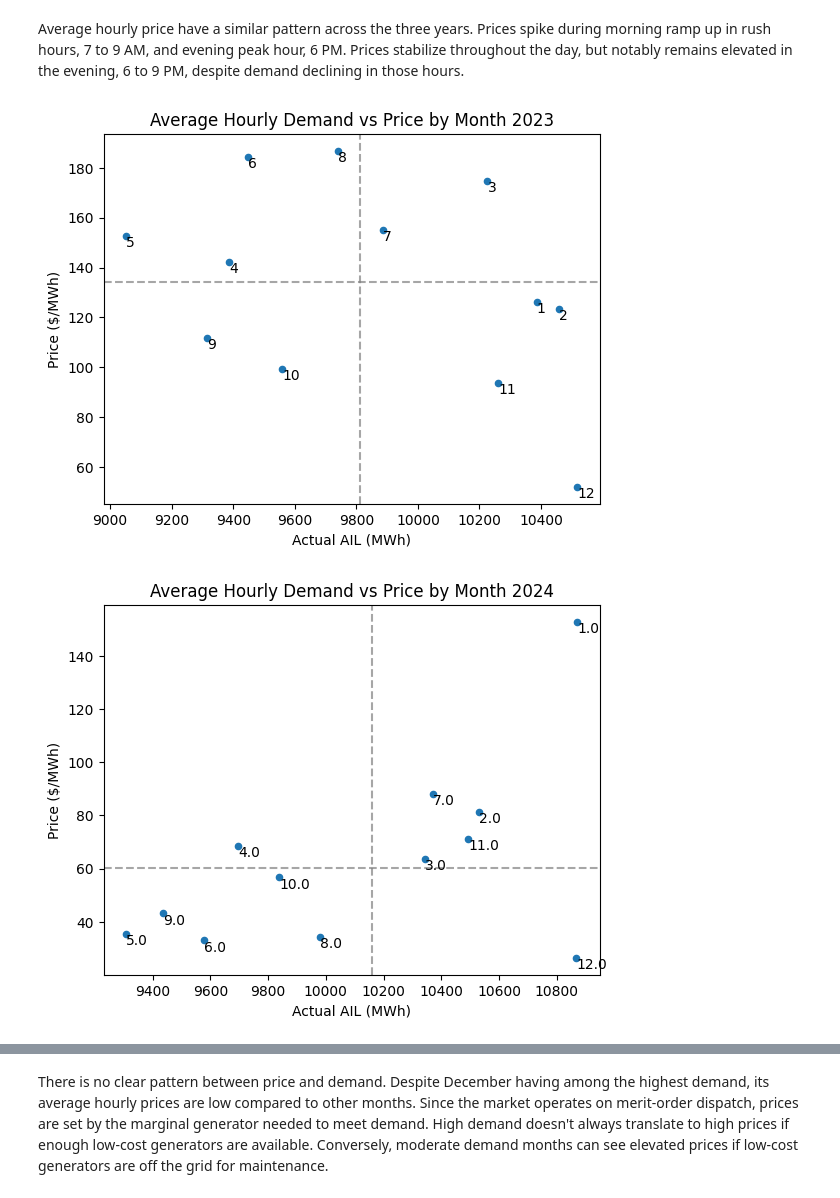
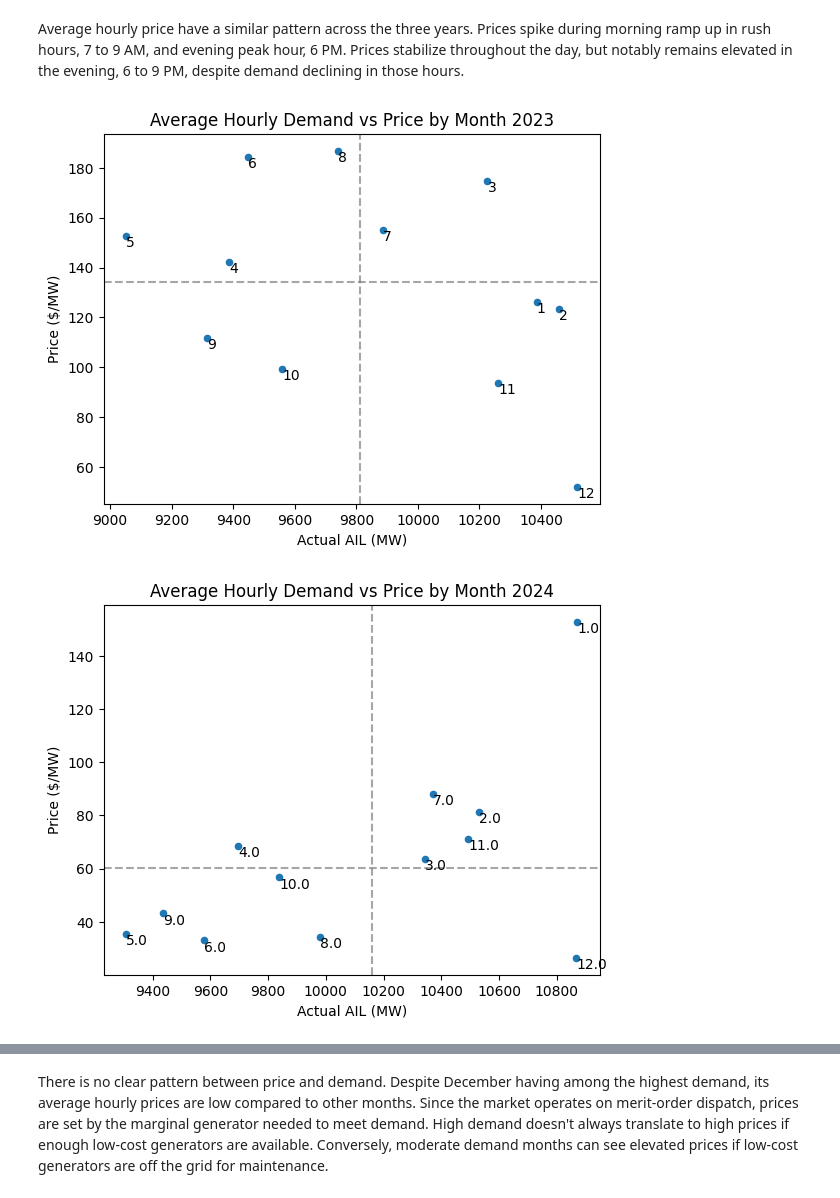
Before and after one commit to rchlmlngt/Alberta-Power-Market-Analysis, a Jupyter notebook: EDA.ipynb, the cells around one changed output, grey strips where cells are left out. Drawn from its saved outputs; the diff is of its cells as text; code cells hidden in the pictures.

```diff
--- a/EDA.ipynb
+++ b/EDA.ipynb
@@ -195,7 +195,7 @@ for month in pd.index:
              fontsize=10,
              ha='left', va='top')
 plt.title('Average Hourly Demand vs Price by Month 2023')
-plt.xlabel('Actual AIL (MWh)')
+plt.xlabel('Actual AIL (MW)')
 plt.ylabel('Price ($/MW)')
 plt.show()
 
@@ -206,34 +206,34 @@ median_price = pd1['Actual Posted Pool Price'].median()
 plt.axhline(y=median_price, color='gray', linestyle='--', alpha=0.7)
 plt.axvline(x=median_demand, color='gray', linestyle='--', alpha=0.7)
 
 for month in pd1.index:
     plt.text(pd1.loc[month, 'Actual AIL'],
              pd1.loc[month, 'Actual Posted Pool Price'],
              str(month),
              fontsize=10,
              ha='left', va='top')
 plt.title('Average Hourly Demand vs Price by Month 2024')
-plt.xlabel('Actual AIL (MWh)')
+plt.xlabel('Actual AIL (MW)')
 plt.ylabel('Price ($/MW)')
 plt.show()
 
 # 2025
 pd2.plot(x='Actual AIL', y='Actual Posted Pool Price', kind='scatter')
 median_demand = pd2['Actual AIL'].median()
 median_price = pd2['Actual Posted Pool Price'].median()
 plt.axhline(y=median_price, color='gray', linestyle='--', alpha=0.7)
 plt.axvline(x=median_demand, color='gray', linestyle='--', alpha=0.7)
 
 for month in pd2.index:
     plt.text(pd2.loc[month, 'Actual AIL'],
              pd2.loc[month, 'Actual Posted Pool Price'],
              str(month),
              fontsize=10,
              ha='left', va='top')
 plt.title('Average Hourly Demand vs Price by Month 2025')
-plt.xlabel('Actual AIL (MWh)')
+plt.xlabel('Actual AIL (MW)')
 plt.ylabel('Price ($/MW)')
 plt.show()
 # %% [output]
-[figure, old version]
+[figure, new version]
-[figure, old version]
+[figure, new version]
```
Also changed, not shown: parts of 4 cells of this notebook, 1 other file.
